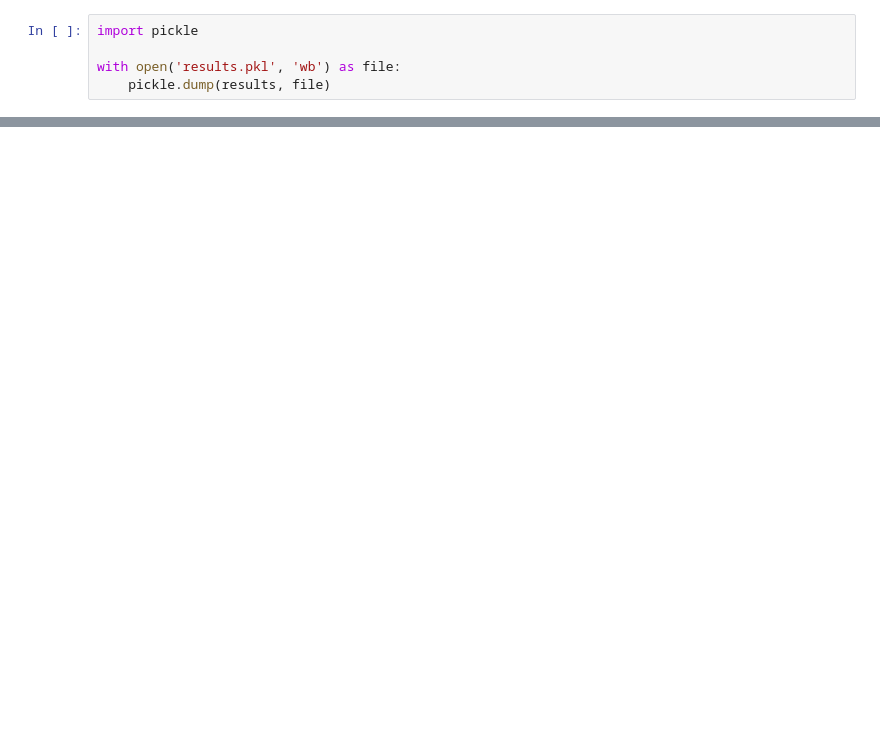
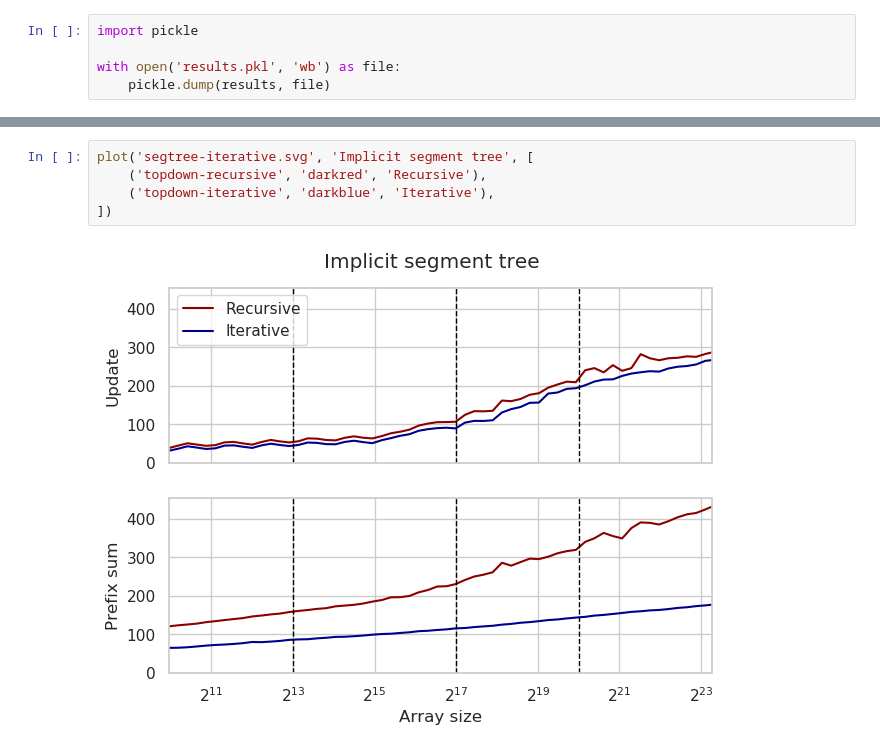
Before and after one commit to sslotin/amh-code, a Jupyter notebook: segtree/plot.ipynb, the cells around one changed output, grey strips where cells are left out. Saved outputs shown, nothing was run; the diff lists cells and outputs as text; blank space fills up the shorter version.

```diff
--- a/segtree/plot.ipynb
+++ b/segtree/plot.ipynb
@@ -121,0 +148,7 @@ def plot(title=None, ylabel=None, path=None, ch=None, legend=True, ylim=None):
+# %%
+plot('segtree-iterative.svg', 'Implicit segment tree', [
+    ('topdown-recursive', 'darkred', 'Recursive'),
+    ('topdown-iterative', 'darkblue', 'Iterative'),
+])
+# %% [output]
+[figure, added]
```
Also changed, not shown: parts of 16 cells of this notebook, 1 other file.
